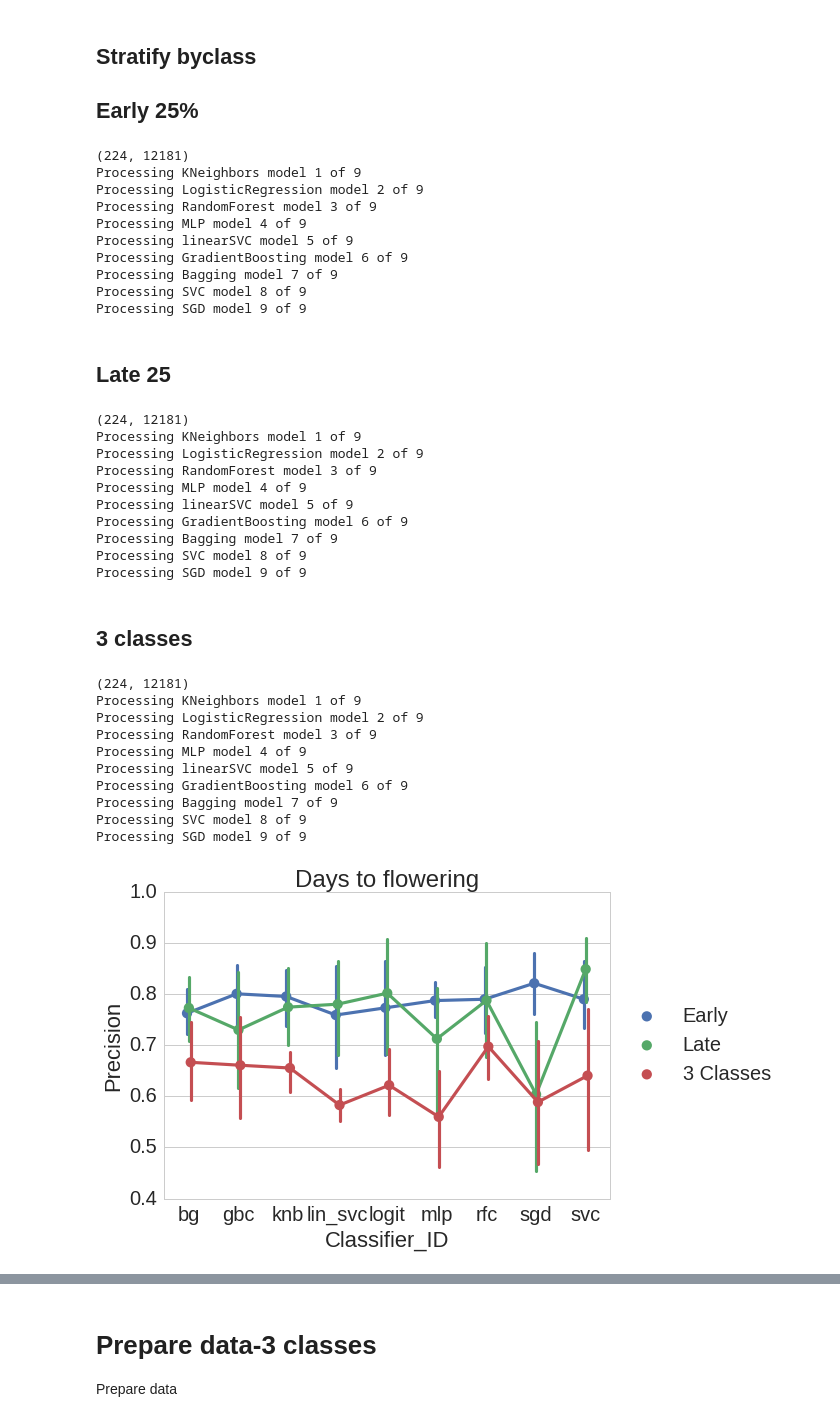
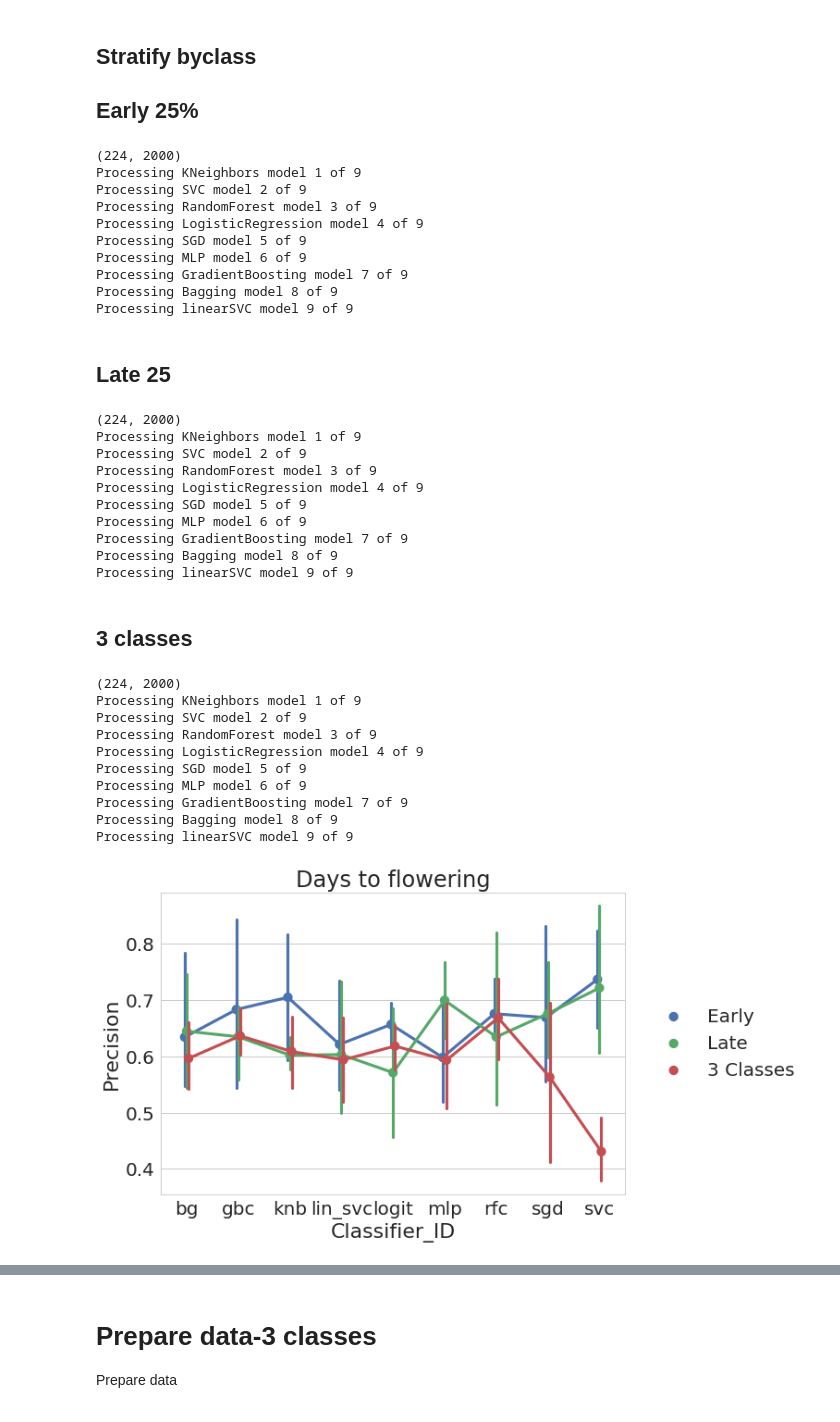
Before and after one commit to aariani/MLBeanBreeding, a Jupyter notebook: Phenotype_prediction/Averaged_DF_class_prediction_feat_select_other_models.ipynb, the cells around one changed output, grey strips where cells are left out. Cells and saved outputs as stored; diff of their text form; code cells hidden in the pictures.

```diff
--- a/Phenotype_prediction/Averaged_DF_class_prediction_feat_select_other_models.ipynb
+++ b/Phenotype_prediction/Averaged_DF_class_prediction_feat_select_other_models.ipynb
@@ -164,8 +165,8 @@ from sklearn.feature_selection import SelectPercentile, SelectKBest, SelectFromM
 # %% [markdown]
 ## Feature selection approach
 # %%
-def feature_selector(X,y):
-    selector = SelectPercentile(f_classif, percentile=5)
+def feature_selector(X,y, k):
+    selector = SelectKBest(f_classif, k=k)
     selector.fit(X,y)
     return selector
 
@@ -191,23 +192,24 @@ X_train, X_test, y_train, y_test = train_test_split(X, y,
 
 
 
-X_train_s = feature_selector(X_train, y_train).transform(X_train)
+X_train_s = feature_selector(X_train, y_train, k=2000).transform(X_train)
 
+early_prec = make_scorer(precision_score, average='binary', pos_label=0)
 print(X_train_s.shape)
 classification_prescreen_early = classification_task_score(X_train_s, y_train,
-                                                     strat=y_train, scorer='precision_macro',
+                                                     strat=y_train, scorer=early_prec,
                                                            cv = 5, jobs=7)
 # %% [output]
-(224, 12181)
+(224, 2000)
 Processing KNeighbors model 1 of 9
-Processing LogisticRegression model 2 of 9
+Processing SVC model 2 of 9
 Processing RandomForest model 3 of 9
-Processing MLP model 4 of 9
-Processing linearSVC model 5 of 9
-Processing GradientBoosting model 6 of 9
-Processing Bagging model 7 of 9
-Processing SVC model 8 of 9
-Processing SGD model 9 of 9
+Processing LogisticRegression model 4 of 9
+Processing SGD model 5 of 9
+Processing MLP model 6 of 9
+Processing GradientBoosting model 7 of 9
+Processing Bagging model 8 of 9
+Processing linearSVC model 9 of 9
 # %% [markdown]
 ## Late 25
 # %%
@@ -223,22 +225,22 @@ X_train, X_test, y_train, y_test = train_test_split(X, y,
                                                    random_state = 101)
 
 
-X_train_s = feature_selector(X_train, y_train).transform(X_train)
+X_train_s = feature_selector(X_train, y_train, k=2000).transform(X_train)
 print(X_train_s.shape)
 classification_prescreen_late = classification_task_score(X_train_s, y_train,
-                                                     strat=y_train, scorer='precision_macro',
+                                                     strat=y_train, scorer='precision',
                                                           cv = 5, jobs=7)
 # %% [output]
-(224, 12181)
+(224, 2000)
 Processing KNeighbors model 1 of 9
-Processing LogisticRegression model 2 of 9
+Processing SVC model 2 of 9
 Processing RandomForest model 3 of 9
-Processing MLP model 4 of 9
-Processing linearSVC model 5 of 9
-Processing GradientBoosting model 6 of 9
-Processing Bagging model 7 of 9
-Processing SVC model 8 of 9
-Processing SGD model 9 of 9
+Processing LogisticRegression model 4 of 9
+Processing SGD model 5 of 9
+Processing MLP model 6 of 9
+Processing GradientBoosting model 7 of 9
+Processing Bagging model 8 of 9
+Processing linearSVC model 9 of 9
 # %% [markdown]
 ## 3 classes
 # %%
@@ -254,41 +256,42 @@ X_train, X_test, y_train, y_test = train_test_split(X, y,
                                                    random_state = 101)
 
 
-X_train_s = feature_selector(X_train, y_train).transform(X_train)
+X_train_s = feature_selector(X_train, y_train, k=2000).transform(X_train)
 print(X_train_s.shape)
 
 classification_prescreen_all = classification_task_score(X_train_s, y_train,
                                                      strat=y_train, scorer='precision_macro',
                                                          cv = 5, jobs=7)
 # %% [output]
-(224, 12181)
+(224, 2000)
 Processing KNeighbors model 1 of 9
-Processing LogisticRegression model 2 of 9
+Processing SVC model 2 of 9
 Processing RandomForest model 3 of 9
-Processing MLP model 4 of 9
-Processing linearSVC model 5 of 9
-Processing GradientBoosting model 6 of 9
-Processing Bagging model 7 of 9
-Processing SVC model 8 of 9
-Processing SGD model 9 of 9
+Processing LogisticRegression model 4 of 9
+Processing SGD model 5 of 9
+Processing MLP model 6 of 9
+Processing GradientBoosting model 7 of 9
+Processing Bagging model 8 of 9
+Processing linearSVC model 9 of 9
 # %%
 # plot both
 sns.set(font_scale=2)
 sns.set_style("whitegrid")
 classification_prescreen_early['Class']=np.repeat('Early', classification_prescreen_early.shape[0])
 classification_prescreen_late['Class']=np.repeat('Late', classification_prescreen_late.shape[0])
 classification_prescreen_all['Class']=np.repeat('3 Classes', classification_prescreen_all.shape[0])
 classification_df = pd.concat([classification_prescreen_early,
                        classification_prescreen_late, classification_prescreen_all])
 
 
-sns.pointplot(x='Classifier_ID', y='Score', hue='Class',
+plt.figure(figsize=(9,6))
+sns.pointplot(x='Classifier_ID', y='Score', hue='Class', size=100,
                    data = classification_df, dodge=True)
 plt.ylabel('Precision')
 plt.title('Days to flowering')
 #plt.ylim((0,1))
 plt.legend(loc='center right', bbox_to_anchor=(1.4, 0.5));
 # %% [output]
-[figure, old version]
+[figure, new version]
 # %%
 # save DF to file so you can plot again later
```
Also changed, not shown: parts of 32 cells of this notebook, 2 other files.
